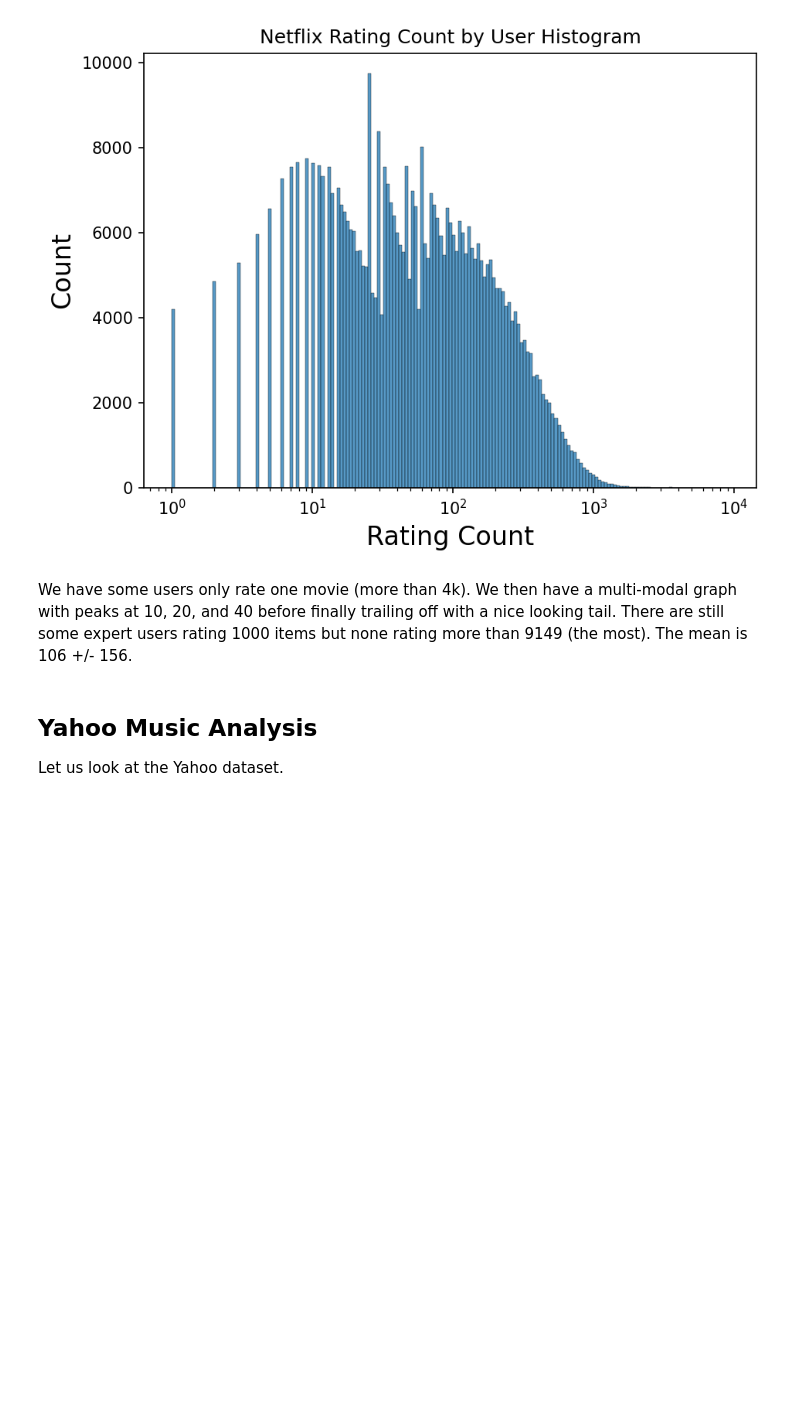
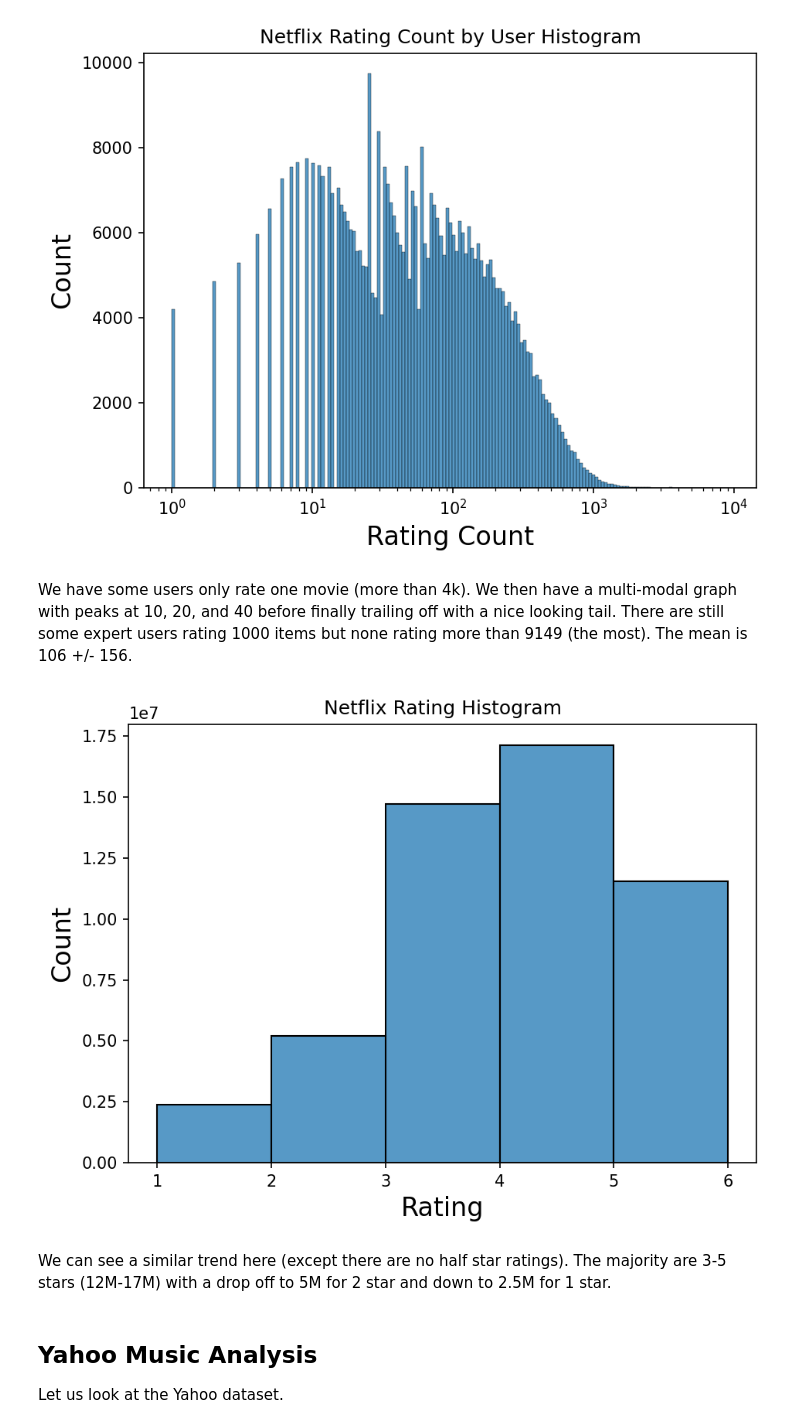
Before and after one commit to jmfb/csc6711-project2, a Jupyter notebook: Project2.ipynb, the cells around one changed output. Cells and saved outputs as stored; diff of their text form; code cells hidden in the pictures; blank space fills up the shorter version.

```diff
--- a/Project2.ipynb
+++ b/Project2.ipynb
@@ -259,6 +269,12 @@ plot_rating_counts_by_user(df2, 'Netflix')
 [figure]
 # %% [markdown]
 We have some users only rate one movie (more than 4k).  We then have a multi-modal graph with peaks at 10, 20, and 40 before finally trailing off with a nice looking tail.  There are still some expert users rating 1000 items but none rating more than 9149 (the most).  The mean is 106 +/- 156.
+# %%
+plot_ratings(df2, 'Netflix', [1,2,3,4,5,6])
+# %% [output]
+[figure, added]
+# %% [markdown]
+We can see a similar trend here (except there are no half star ratings).  The majority are 3-5 stars (12M-17M) with a drop off to 5M for 2 star and down to 2.5M for 1 star.
 # %% [markdown]
 ## Yahoo Music Analysis
 
```
Also changed, not shown: parts of 7 cells of this notebook.
